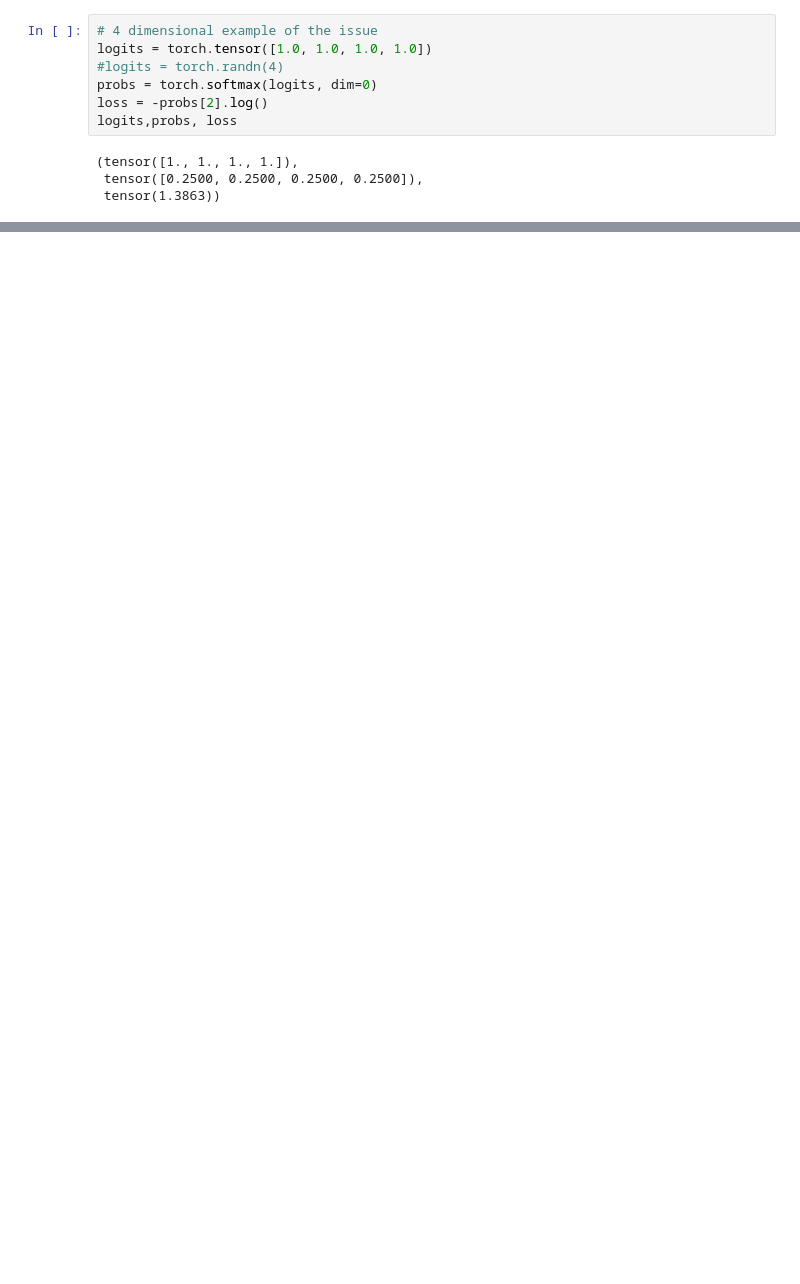
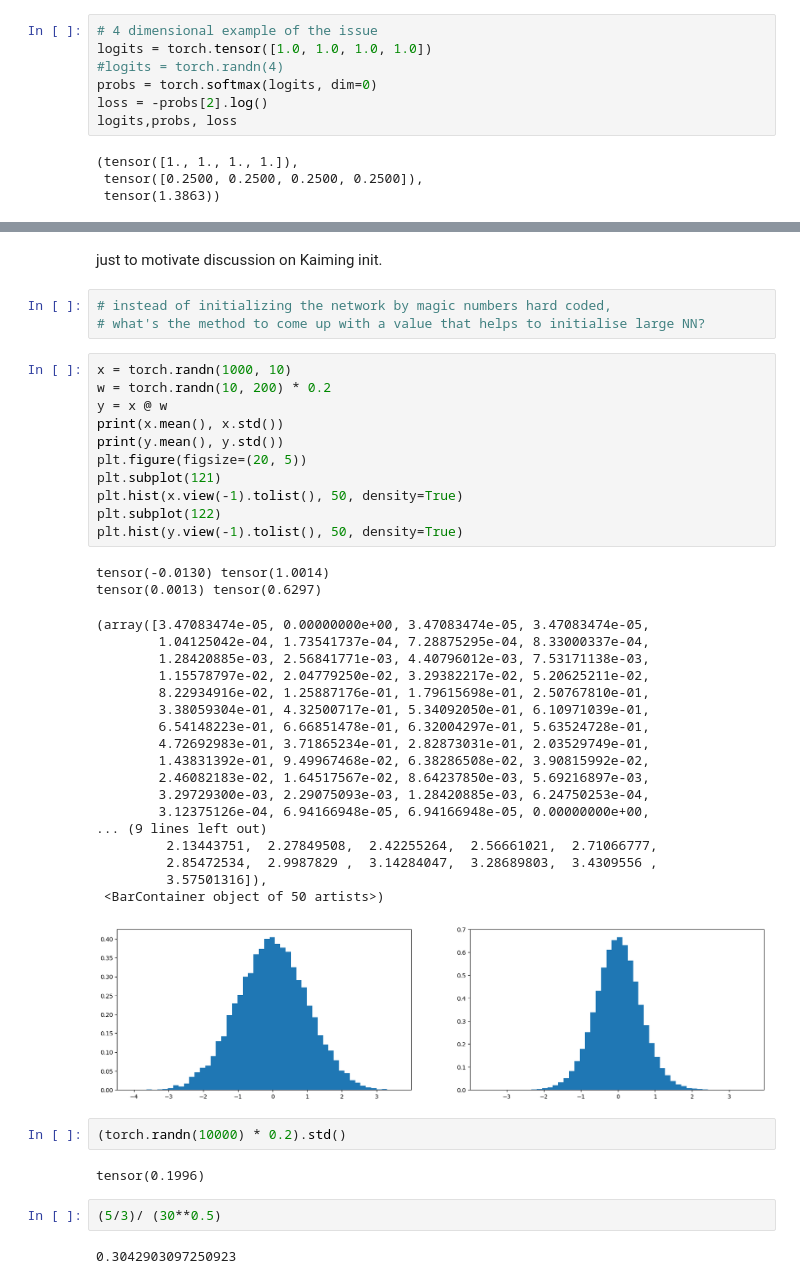
Before and after one commit to Ayushichadha/multiLayerPerceptron, a Jupyter notebook: activations&grads.ipynb, the cells around one changed output, grey strips where cells are left out. Saved outputs shown, nothing was run; the diff lists cells and outputs as text; blank space fills up the shorter version.

```diff
--- a/activations&grads.ipynb
+++ b/activations&grads.ipynb
@@ -236,3 +254,48 @@ logits,probs, loss
 plt.hist(h.view(-1).tolist(), 50);
 # %% [output]
 [figure]
+# %% [markdown]
+just to motivate discussion on Kaiming init.
+# %%
+# instead of initializing the network by magic numbers hard coded,
+# what's the method to come up with a value that helps to initialise large NN?
+# %%
+x = torch.randn(1000, 10)
+w = torch.randn(10, 200) * 0.2
+y = x @ w
+print(x.mean(), x.std())
+print(y.mean(), y.std())
+plt.figure(figsize=(20, 5))
+plt.subplot(121)
+plt.hist(x.view(-1).tolist(), 50, density=True)
+plt.subplot(122)
+plt.hist(y.view(-1).tolist(), 50, density=True)
+# %% [output]
+tensor(-0.0130) tensor(1.0014)
+tensor(0.0013) tensor(0.6297)
+(array([3.47083474e-05, 0.00000000e+00, 3.47083474e-05, 3.47083474e-05,
+        1.04125042e-04, 1.73541737e-04, 7.28875295e-04, 8.33000337e-04,
+        1.28420885e-03, 2.56841771e-03, 4.40796012e-03, 7.53171138e-03,
+        1.15578797e-02, 2.04779250e-02, 3.29382217e-02, 5.20625211e-02,
+        8.22934916e-02, 1.25887176e-01, 1.79615698e-01, 2.50767810e-01,
+        3.38059304e-01, 4.32500717e-01, 5.34092050e-01, 6.10971039e-01,
+        6.54148223e-01, 6.66851478e-01, 6.32004297e-01, 5.63524728e-01,
+        4.72692983e-01, 3.71865234e-01, 2.82873031e-01, 2.03529749e-01,
+        1.43831392e-01, 9.49967468e-02, 6.38286508e-02, 3.90815992e-02,
+        2.46082183e-02, 1.64517567e-02, 8.64237850e-03, 5.69216897e-03,
+        3.29729300e-03, 2.29075093e-03, 1.28420885e-03, 6.24750253e-04,
+        3.12375126e-04, 6.94166948e-05, 6.94166948e-05, 0.00000000e+00,
+... (9 lines left out)
+         2.13443751,  2.27849508,  2.42255264,  2.56661021,  2.71066777,
+         2.85472534,  2.9987829 ,  3.14284047,  3.28689803,  3.4309556 ,
+         3.57501316]),
+ <BarContainer object of 50 artists>)
+[figure, added]
+# %%
+(torch.randn(10000) * 0.2).std()
+# %% [output]
+tensor(0.1996)
+# %%
+(5/3)/ (30**0.5)
+# %% [output]
+0.3042903097250923
```
Also changed, not shown: parts of 6 cells of this notebook.
